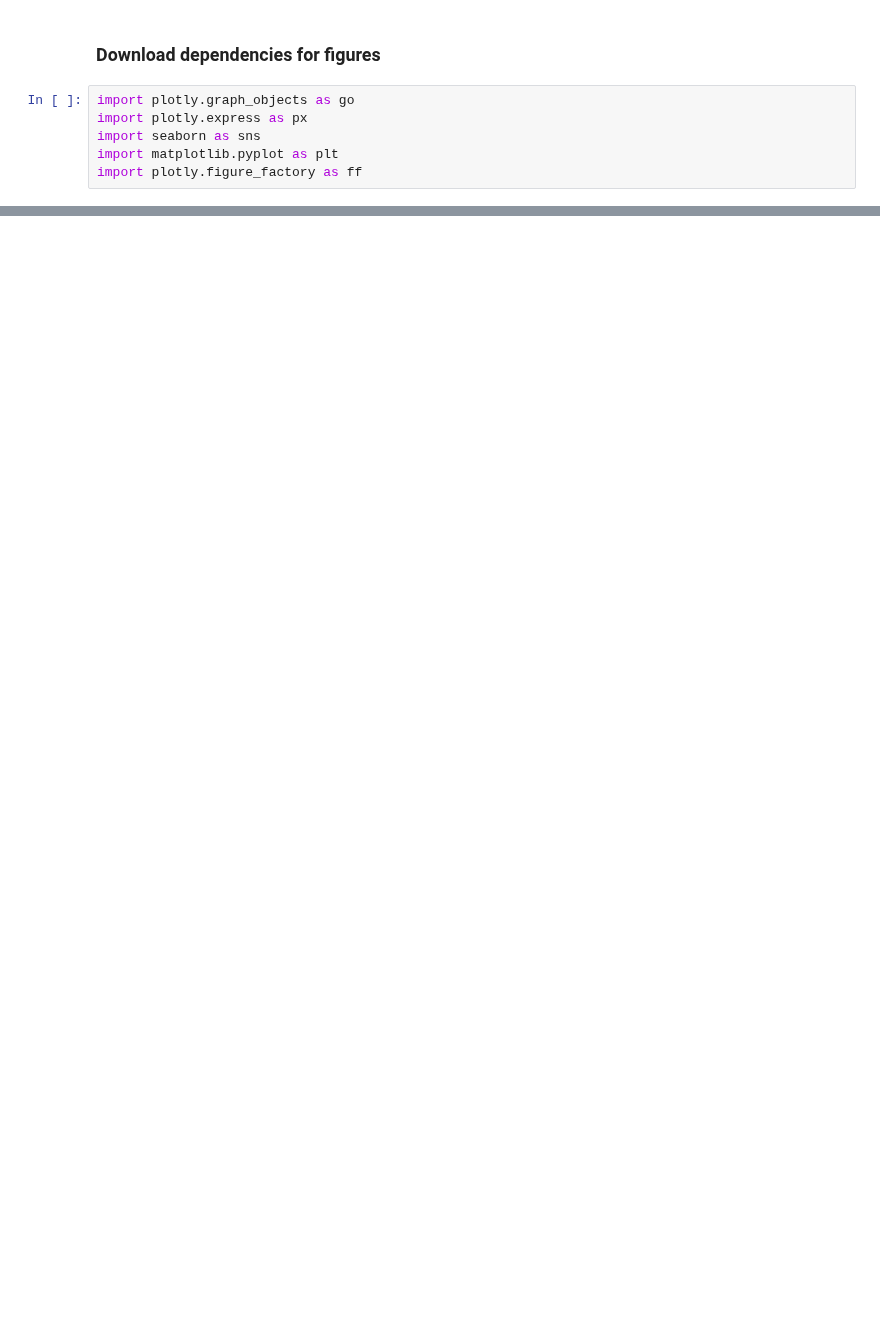
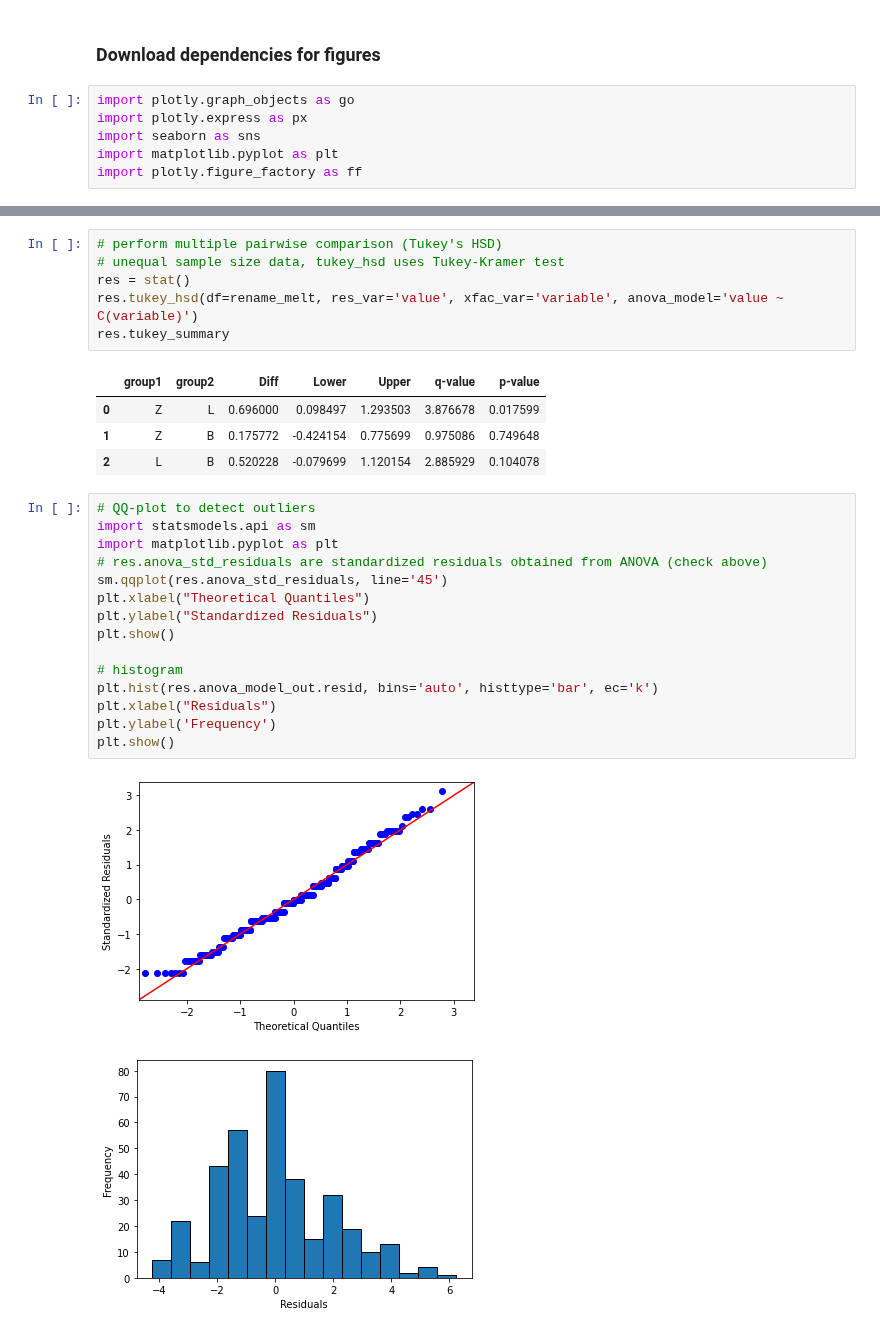
Before and after one commit to bhernan2/mussel_aging, a Jupyter notebook: aging_analysis.ipynb, the cells around one changed output, grey strips where cells are left out. Saved outputs shown, nothing was run; the diff lists cells and outputs as text; blank space fills up the shorter version.

```diff
--- a/aging_analysis.ipynb
+++ b/aging_analysis.ipynb
@@ -441,0 +377,29 @@ fig.show()
+# %%
+# perform multiple pairwise comparison (Tukey's HSD)
+# unequal sample size data, tukey_hsd uses Tukey-Kramer test
+res = stat()
+res.tukey_hsd(df=rename_melt, res_var='value', xfac_var='variable', anova_model='value ~ C(variable)')
+res.tukey_summary
+# %% [output]
+|  | group1 | group2 | Diff | Lower | Upper | q-value | p-value |
+| 0 | Z | L | 0.696000 | 0.098497 | 1.293503 | 3.876678 | 0.017599 |
+| 1 | Z | B | 0.175772 | -0.424154 | 0.775699 | 0.975086 | 0.749648 |
+| 2 | L | B | 0.520228 | -0.079699 | 1.120154 | 2.885929 | 0.104078 |
+# %%
+# QQ-plot to detect outliers
+import statsmodels.api as sm
+import matplotlib.pyplot as plt
+# res.anova_std_residuals are standardized residuals obtained from ANOVA (check above)
+sm.qqplot(res.anova_std_residuals, line='45')
+plt.xlabel("Theoretical Quantiles")
+plt.ylabel("Standardized Residuals")
+plt.show()
+
+# histogram
+plt.hist(res.anova_model_out.resid, bins='auto', histtype='bar', ec='k')
+plt.xlabel("Residuals")
+plt.ylabel('Frequency')
+plt.show()
+# %% [output]
+[figure, added]
+[figure, added]
```
Also changed, not shown: parts of 55 cells of this notebook.
